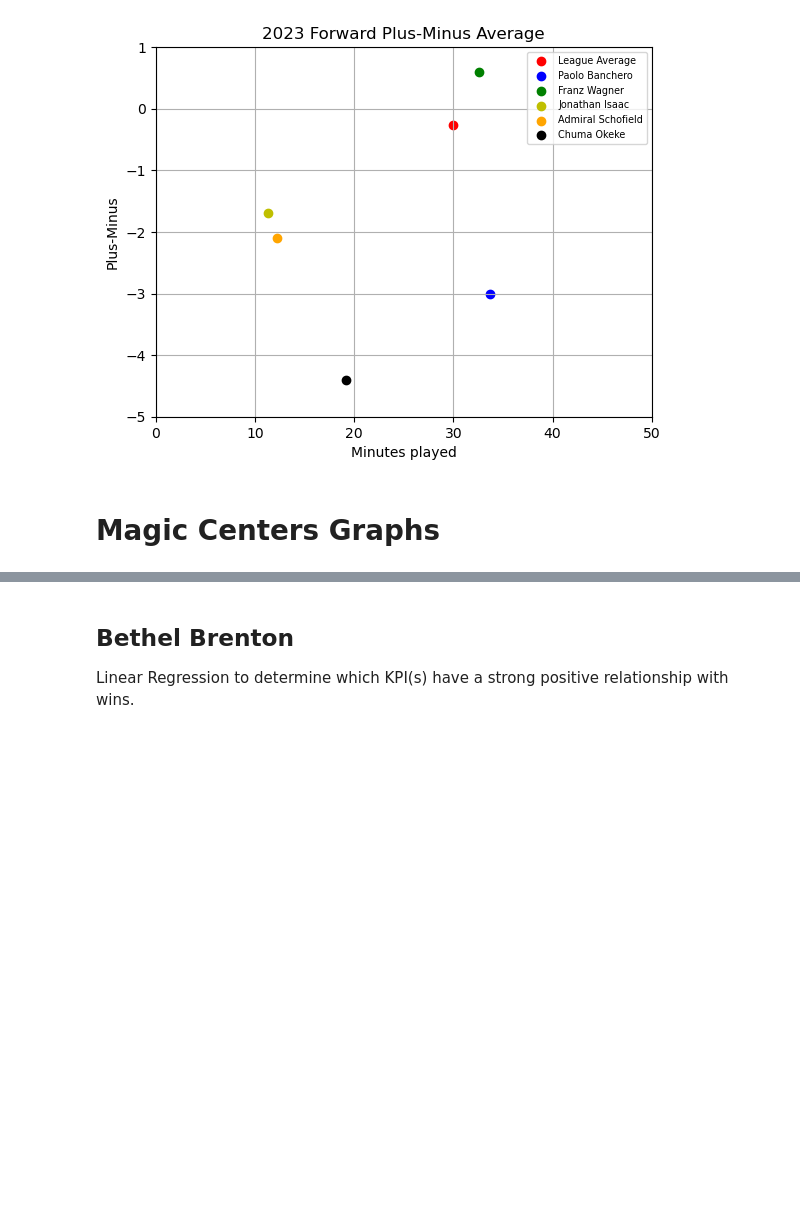
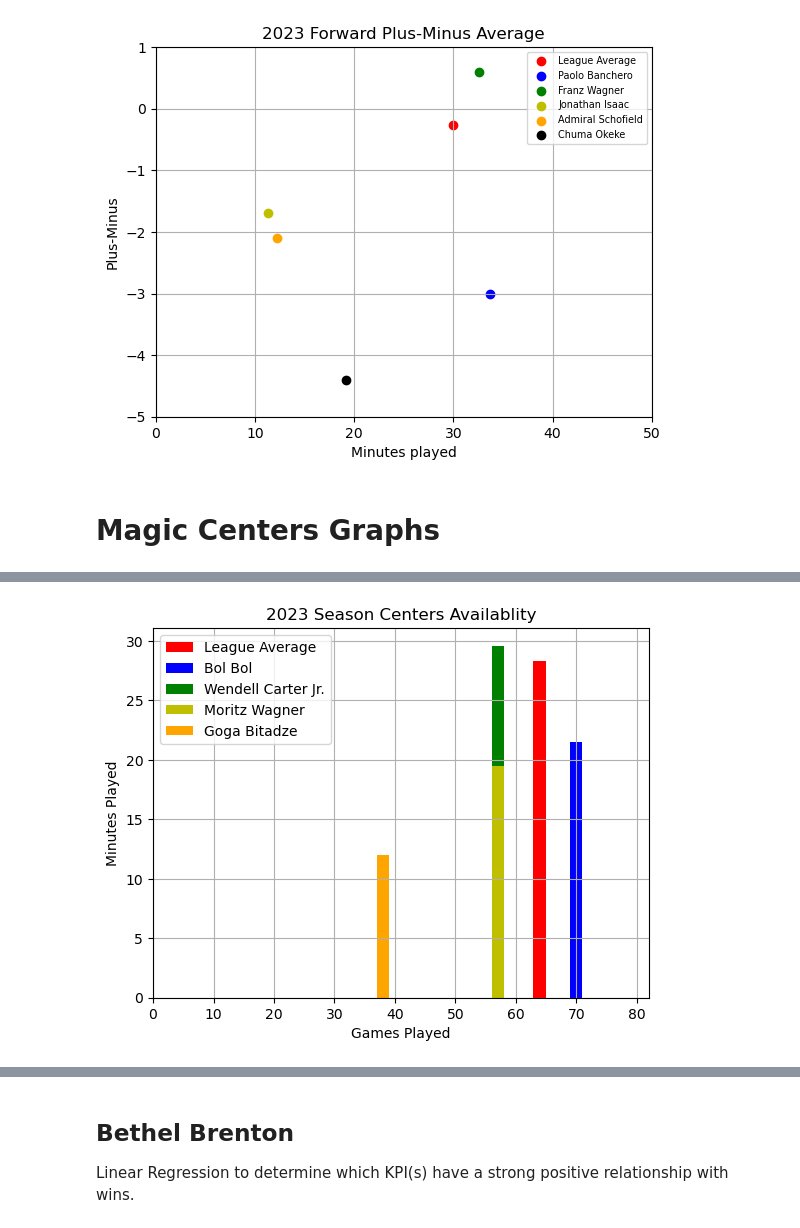
Before and after one commit to CandaceDoesData/Group_Project_1, a Jupyter notebook: Project 1 NBA/NBA.ipynb, the cells around one changed output, grey strips where cells are left out. Saved outputs shown, nothing was run; the diff lists cells and outputs as text; code cells hidden in the pictures; blank space fills up the shorter version.

```diff
--- a/Project 1 NBA/NBA.ipynb
+++ b/Project 1 NBA/NBA.ipynb
@@ -796,3 +780,21 @@ plt.show()
+# %%
+plt.bar(league_average_center["Games Played"],league_average_center["Minutes"],color="r",label="League Average",width=2)
+plt.bar(bol["Games Played"],bol["Minutes"],color="blue",label="Bol Bol",width=2)
+plt.bar(wen_car["Games Played"],wen_car["Minutes"],color="g",label="Wendell Carter Jr.",width=2)
+plt.bar(mo_wag["Games Played"],mo_wag["Minutes"],color="y",label="Moritz Wagner",width=2)
+plt.bar(go_bit["Games Played"],go_bit["Minutes"],color="orange",label="Goga Bitadze",width=2)
+
+
+plt.title("2023 Season Centers Availablity")
+plt.xlabel("Games Played")
+plt.ylabel("Minutes Played")
+plt.legend()
+plt.xlim(0,82)
+plt.grid()
+plt.savefig("images/guards5.png")
+plt.show()
+# %% [output]
+[figure, added]
 # %%
 plt.scatter(league_average_center["Field Goals Attmepted"],league_average_center["Field Goal %"],color="r",label="League Average")
 plt.scatter(bol["Field Goals Attmepted "],bol["Field Goal %"],color="blue",label="Bol Bol")
```
Also changed, not shown: parts of 24 cells of this notebook, 4 other files.
